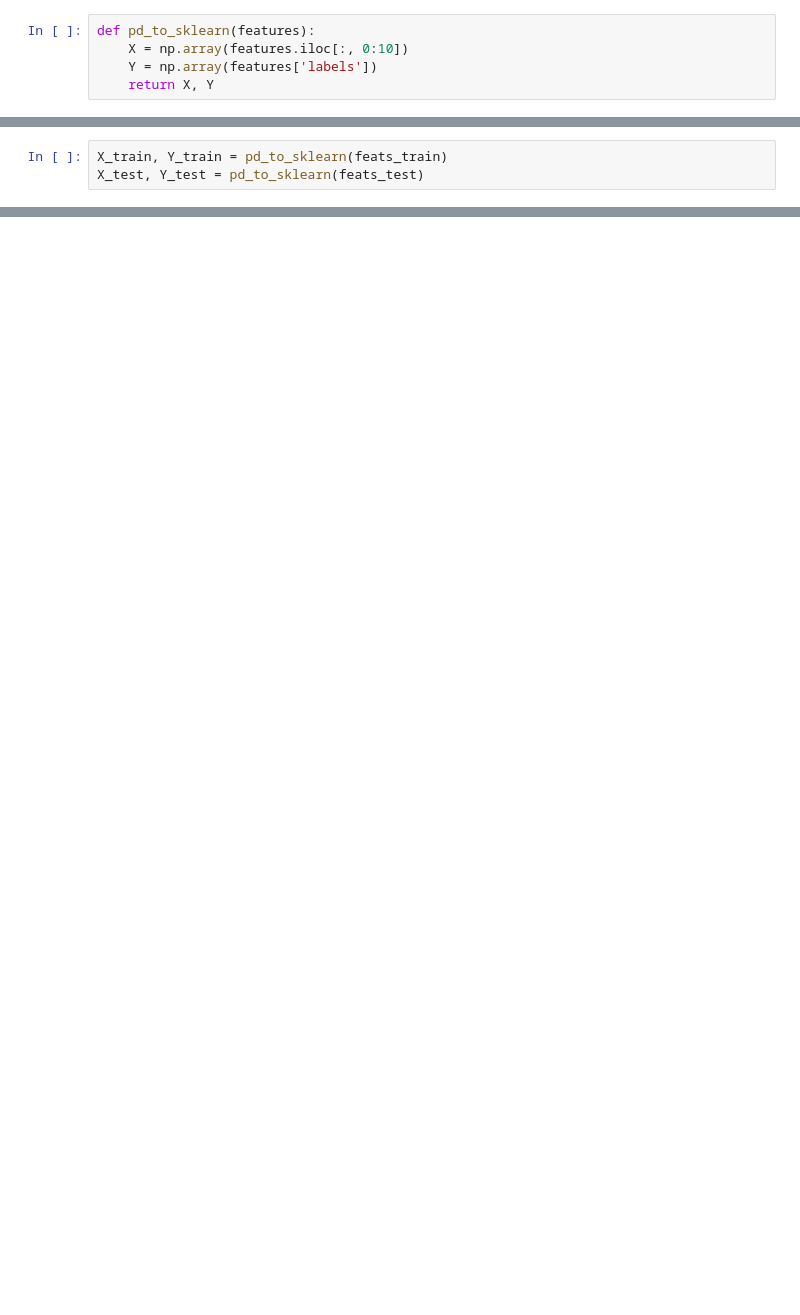
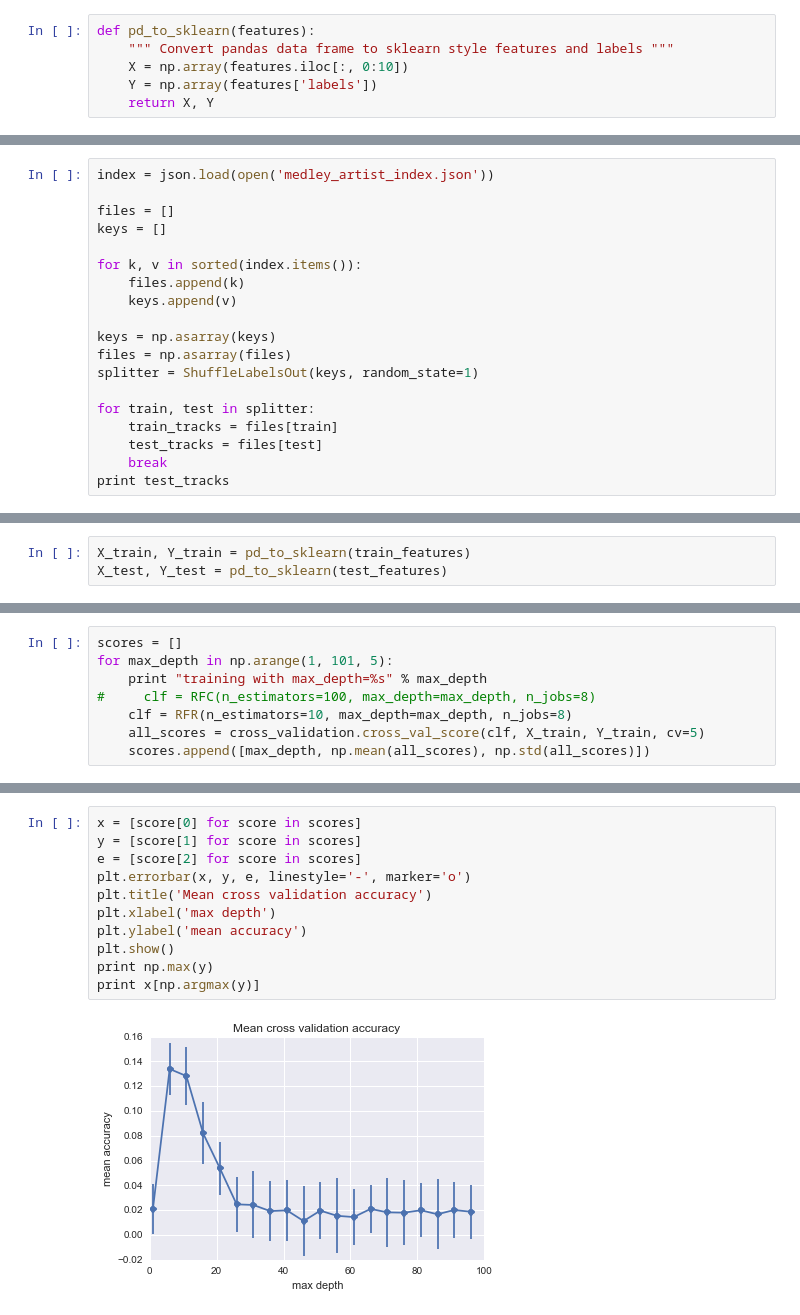
Before and after one commit to rabitt/contour_classification, a Jupyter notebook: contour_training.ipynb, the cells around one changed output, grey strips where cells are left out. Saved outputs shown, nothing was run; the diff lists cells and outputs as text; blank space fills up the shorter version.

```diff
--- a/contour_training.ipynb
+++ b/contour_training.ipynb
@@ -9,5 +18,6 @@ import random
 # %%
 def pd_to_sklearn(features):
+    """ Convert pandas data frame to sklearn style features and labels """
     X = np.array(features.iloc[:, 0:10])
     Y = np.array(features['labels'])
     return X, Y
@@ -51,0 +28,19 @@ array([0, 0, 0, ..., 0, 0, 0])
+# %%
+index = json.load(open('medley_artist_index.json'))
+
+files = []
+keys = []
+
+for k, v in sorted(index.items()):
+    files.append(k)
+    keys.append(v)
+
+keys = np.asarray(keys)
+files = np.asarray(files)
+splitter = ShuffleLabelsOut(keys, random_state=1)
+
+for train, test in splitter:
+    train_tracks = files[train]
+    test_tracks = files[test]
+    break
+print test_tracks
@@ -52,3 +119,3 @@ array([0, 0, 0, ..., 0, 0, 0])
 # %%
-X_train, Y_train = pd_to_sklearn(feats_train)
-X_test, Y_test = pd_to_sklearn(feats_test)
+X_train, Y_train = pd_to_sklearn(train_features)
+X_test, Y_test = pd_to_sklearn(test_features)
@@ -54,0 +178,8 @@ X_test, Y_test = pd_to_sklearn(feats_test)
+# %%
+scores = []
+for max_depth in np.arange(1, 101, 5):
+    print "training with max_depth=%s" % max_depth
+#     clf = RFC(n_estimators=100, max_depth=max_depth, n_jobs=8)
+    clf = RFR(n_estimators=10, max_depth=max_depth, n_jobs=8)
+    all_scores = cross_validation.cross_val_score(clf, X_train, Y_train, cv=5)
+    scores.append([max_depth, np.mean(all_scores), np.std(all_scores)])
@@ -54,0 +207,13 @@ X_test, Y_test = pd_to_sklearn(feats_test)
+# %%
+x = [score[0] for score in scores]
+y = [score[1] for score in scores]
+e = [score[2] for score in scores]
+plt.errorbar(x, y, e, linestyle='-', marker='o')
+plt.title('Mean cross validation accuracy')
+plt.xlabel('max depth')
+plt.ylabel('mean accuracy')
+plt.show()
+print np.max(y)
+print x[np.argmax(y)]
+# %% [output]
+[figure, added]
```
Also changed, not shown: parts of 31 cells of this notebook.
